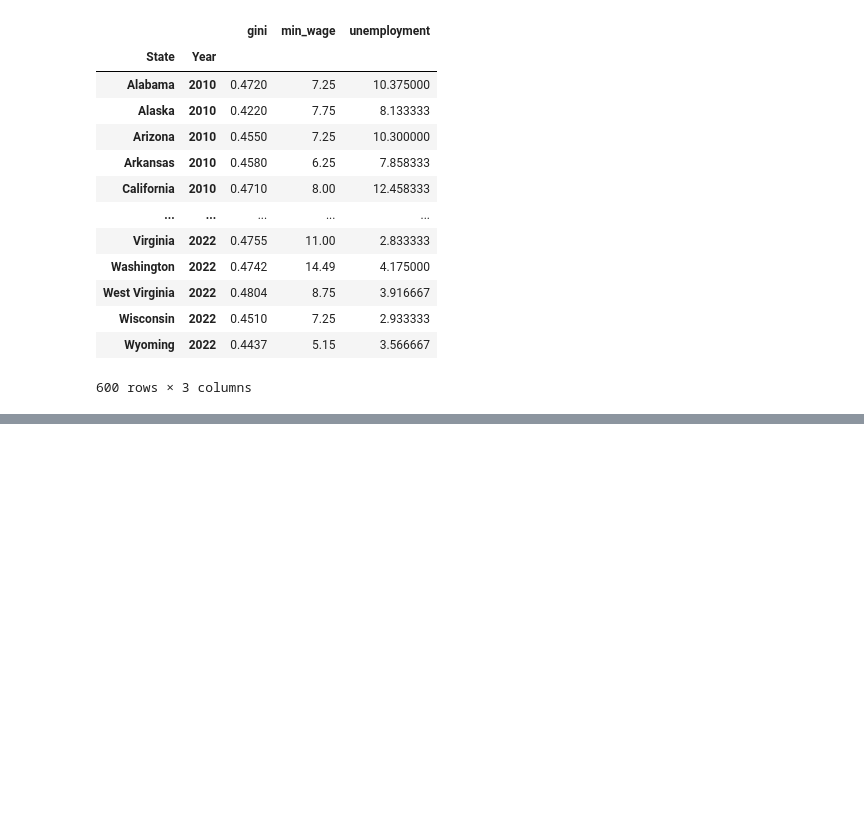
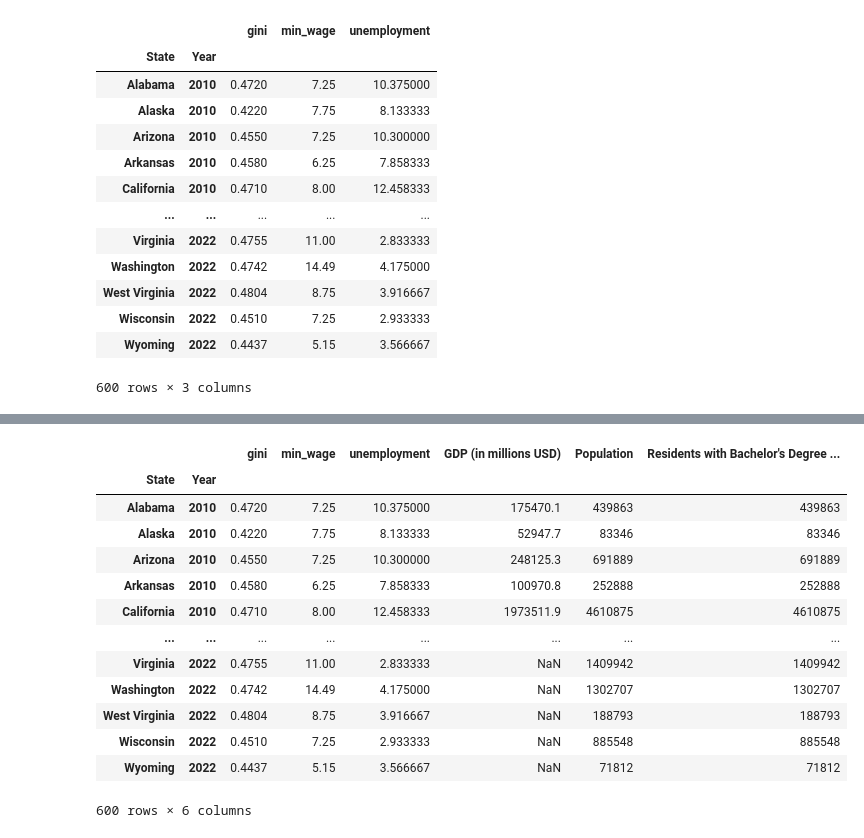
Before and after one commit to harshil0217/CMSE_Min_Wage_Project, a Jupyter notebook: Data/state_compiled.ipynb, the cells around one changed output, grey strips where cells are left out. Cells and saved outputs as stored; diff of their text form; code cells hidden in the pictures; blank space fills up the shorter version.

```diff
--- a/Data/state_compiled.ipynb
+++ b/Data/state_compiled.ipynb
@@ -140,7 +140,6 @@ unemployment
 def merge_data(path, state_econ):
     data = pd.read_csv(path,dtype = {"Year": str} )
     data = data[data["State"].isin(gini["State"])]
-    data = data[data["Year"] != "2020"]
     data = data.set_index(["State", "Year"])
     state_econ = pd.concat([state_econ, data], axis = 1)
     return state_econ
@@ -165,0 +183,3 @@ state_econ
+# %%
+state_econ = merge_data("GDP_Data/state_gdp.csv",state_econ)
+state_econ
@@ -165,0 +222,17 @@ state_econ
+# %%
+state_econ
+# %% [output]
+|  |  | gini | min_wage | unemployment | GDP (in millions USD) | Population | Residents with Bachelor's Degree ... |
+| State | Year |  |  |  |  |  |  |
+| Alabama | 2010 | 0.4720 | 7.25 | 10.375000 | 175470.1 | 439863 | 439863 |
+| Alaska | 2010 | 0.4220 | 7.75 | 8.133333 | 52947.7 | 83346 | 83346 |
+| Arizona | 2010 | 0.4550 | 7.25 | 10.300000 | 248125.3 | 691889 | 691889 |
+| Arkansas | 2010 | 0.4580 | 6.25 | 7.858333 | 100970.8 | 252888 | 252888 |
+| California | 2010 | 0.4710 | 8.00 | 12.458333 | 1973511.9 | 4610875 | 4610875 |
+| ... | ... | ... | ... | ... | ... | ... | ... |
+| Virginia | 2022 | 0.4755 | 11.00 | 2.833333 | NaN | 1409942 | 1409942 |
+| Washington | 2022 | 0.4742 | 14.49 | 4.175000 | NaN | 1302707 | 1302707 |
+| West Virginia | 2022 | 0.4804 | 8.75 | 3.916667 | NaN | 188793 | 188793 |
+| Wisconsin | 2022 | 0.4510 | 7.25 | 2.933333 | NaN | 885548 | 885548 |
+| Wyoming | 2022 | 0.4437 | 5.15 | 3.566667 | NaN | 71812 | 71812 |
+600 rows × 6 columns
```
Also changed, not shown: parts of 17 cells of this notebook, 9 other files.
